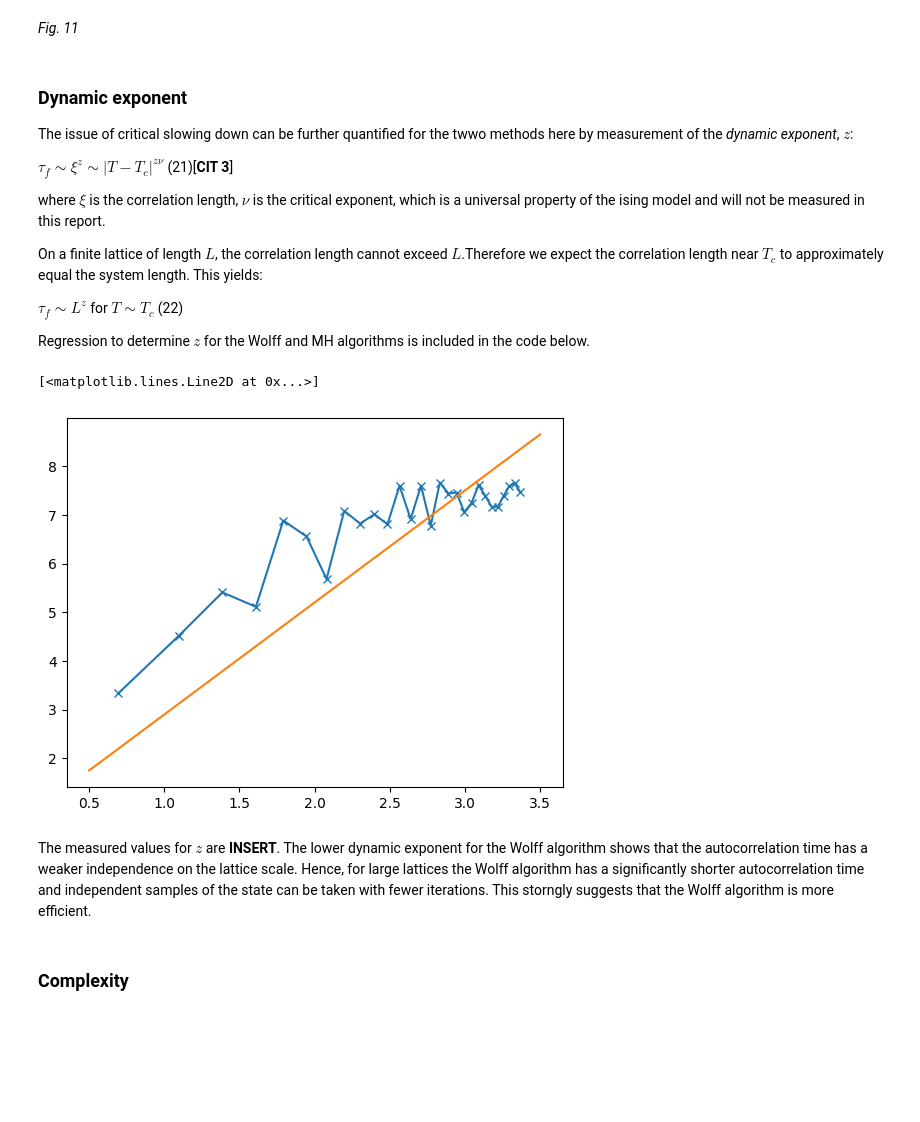
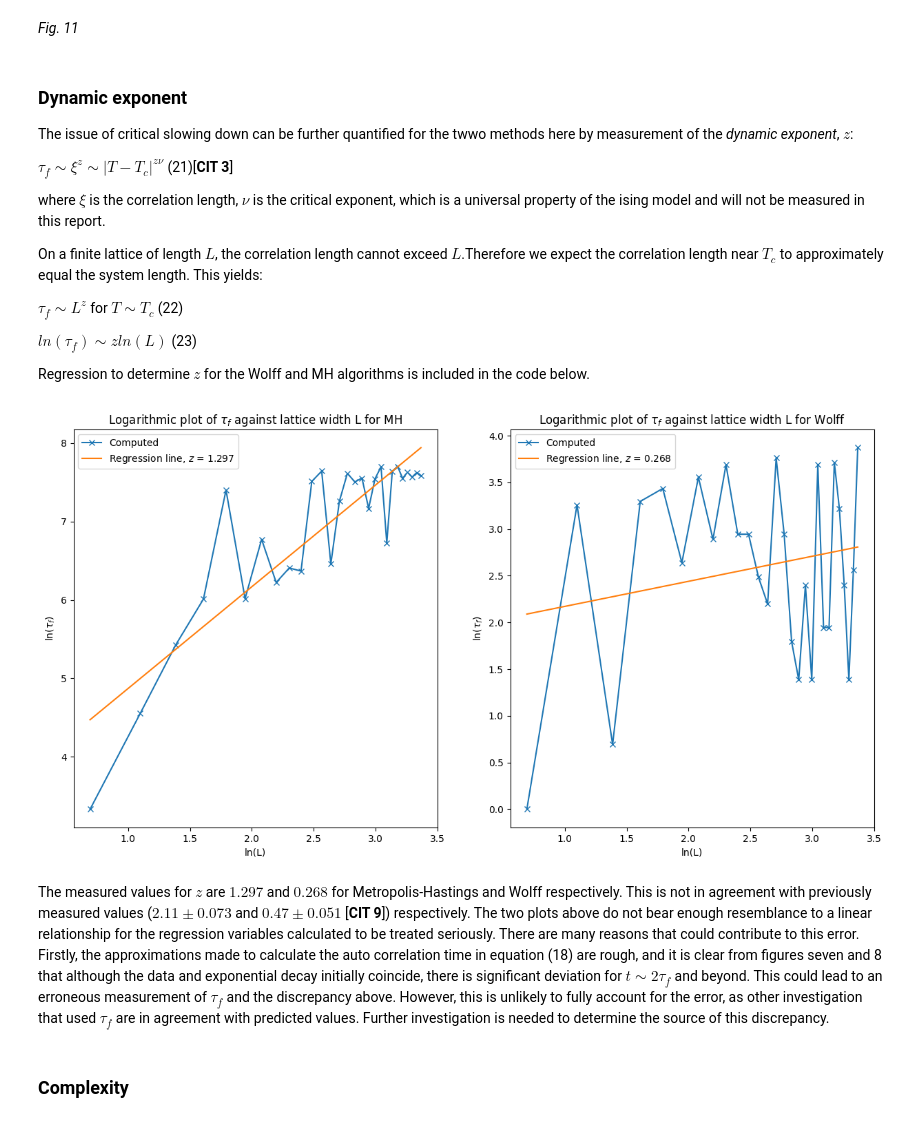
Before and after one commit to Part-II-Computational-Physics/cluster-algorithms-for-monte-carlo-jbd29, a Jupyter notebook: Report.ipynb, the cells around one changed output. Drawn from its saved outputs; the diff is of its cells as text; code cells hidden in the pictures; blank space fills up the shorter version.

```diff
--- a/Report.ipynb
+++ b/Report.ipynb
@@ -684,5 +679,7 @@ On a finite lattice of length $L$, the correlation length cannot exceed $L$.Ther
 
 $\tau_f \sim L^z$ for $T \sim T_c$ (22)
 
+$ln(\tau_f) \sim zln(L)$ (23)
+
 Regression to determine $z$ for the Wolff and MH algorithms is included in the code below.
 # %%
@@ -704,18 +716,39 @@ np.save('MH_autocorr_time_against_width.npy', MH_autocorr_time_against_width)
-# %%
-lnL = np.log(lattice_widths)
-lnMH_autocorr_time_against_width = np.log(MH_autocorr_time_against_width)
-
-plt.plot(lnL, lnMH_autocorr_time_against_width, marker = 'x')
-plt.plot(np.linspace(0.5,3.5,4),2.3*np.linspace(0.5,3.5,4)+0.6)
-
-model = sm.OLS(lnMH_autocorr_time_against_width,lnL)
-results = model.fit()
-print(results.summary())
-# %% [output]
-[<matplotlib.lines.Line2D at 0x...>]
-[figure, removed]
-# %% [markdown]
-The measured values for $z$ are **INSERT**.  The lower dynamic exponent for the Wolff algorithm shows that the autocorrelation time has a weaker independence on the lattice scale. Hence, for large lattices the Wolff algorithm has a significantly shorter autocorrelation time and independent samples of the state can be taken with fewer iterations. This storngly suggests that the Wolff algorithm is more efficient.
+# %%
+# data loading and initialisation:
+lattice_widths = np.arange(2,30,1)
+MH_autocorr_time_against_width = np.load('MH_autocorr_time_against_width.npy')
+Wolff_autocorr_time_against_width = np.load('Wolff_autocorr_time_against_width.npy')
+lnL = np.log(lattice_widths)
+lnMH_autocorr_time_against_width = np.log(MH_autocorr_time_against_width)
+lnWolff_autocorr_time_against_width = np.log(Wolff_autocorr_time_against_width)
+fig, ax = plt.subplots(1,2, figsize = (15,7.5))
+
+# Linear regression for MH
+A = np.vstack([lnL, np.ones(len(lnMH_autocorr_time_against_width))]).T
+m, c = np.linalg.lstsq(A,lnMH_autocorr_time_against_width, rcond = None)[0]
+# Plot
+ax[0].plot(lnL, lnMH_autocorr_time_against_width, marker = 'x', label = 'Computed')
+ax[0].plot(lnL, m*lnL+c,  label = r'Regression line, $z$ = ' + str(np.round(m, 3)))
+ax[0].set_xlabel('ln(L)')
+ax[0].set_ylabel(r'ln($\tau_f$)')
+ax[0].set_title(r'Logarithmic plot of $\tau_f$ against lattice width L for MH')
+ax[0].legend()
+
+# Linear regression for wolff
+A = np.vstack([lnL, np.ones(len(lnWolff_autocorr_time_against_width))]).T
+m, c = np.linalg.lstsq(A,lnWolff_autocorr_time_against_width, rcond = None)[0]
+# Plot:
+ax[1].plot(lnL, lnWolff_autocorr_time_against_width, marker = 'x', label = 'Computed')
+ax[1].plot(lnL, m*lnL+c,  label = r'Regression line, $z$ = ' + str(np.round(m, 3)))
+ax[1].set_xlabel('ln(L)')
+ax[1].set_ylabel(r'ln($\tau_f$)')
+ax[1].set_title(r'Logarithmic plot of $\tau_f$ against lattice width L for Wolff')
+ax[1].legend()
+plt.show()
+# %% [output]
+[figure, added]
+# %% [markdown]
+The measured values for $z$ are $1.297$ and $0.268$ for Metropolis-Hastings and Wolff respectively. This is not in agreement with previously measured values ($2.11 \pm 0.073$ and $0.47 \pm 0.051$ [**CIT 9**]) respectively. The two plots above do not bear enough resemblance to a linear relationship for the regression variables calculated to be treated seriously. There are many reasons that could contribute to this error. Firstly, the approximations made to calculate the auto correlation time in equation (18) are rough, and it is clear from figures seven and 8 that although the data and exponential decay initially coincide, there is significant deviation for $t \sim 2 \tau_f$ and beyond. This could lead to an erroneous measurement of $\tau_f$ and the discrepancy above. However, this is unlikely to fully account for the error, as other investigation that used $\tau_f$ are in agreement with predicted values. Further investigation is needed to determine the source of this discrepancy.
 # %% [markdown]
 ### Complexity
 # %% [markdown]
```
Also changed, not shown: parts of 31 cells of this notebook, 4 other files.
